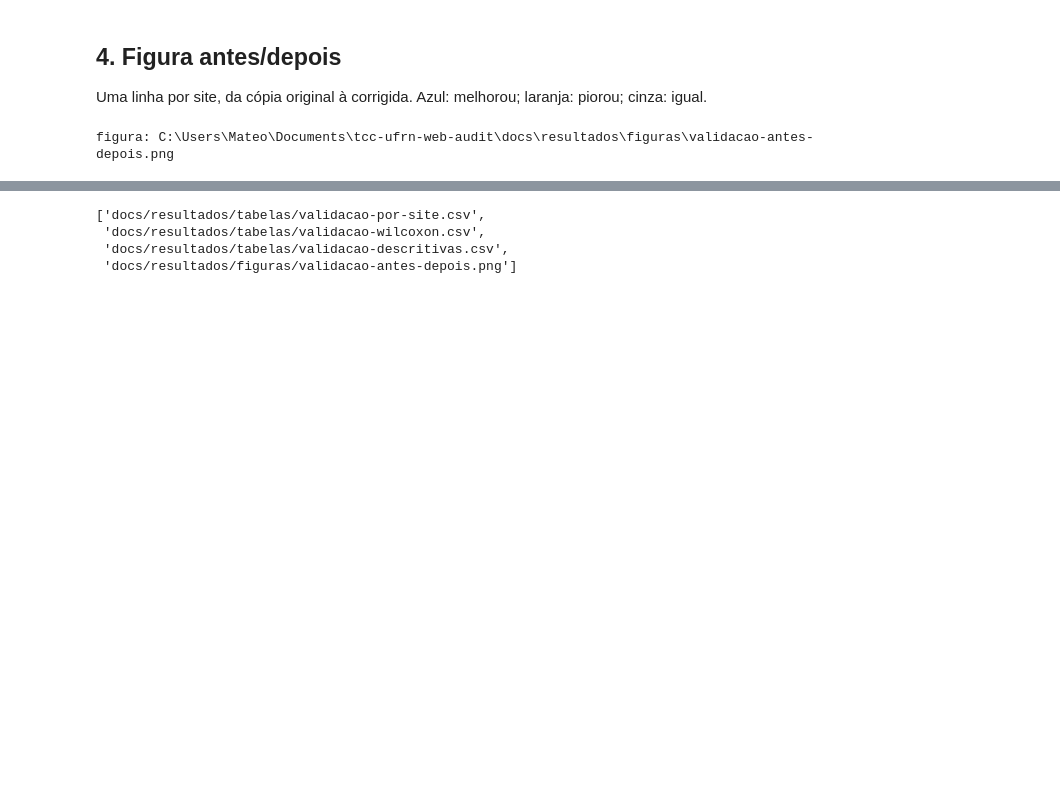
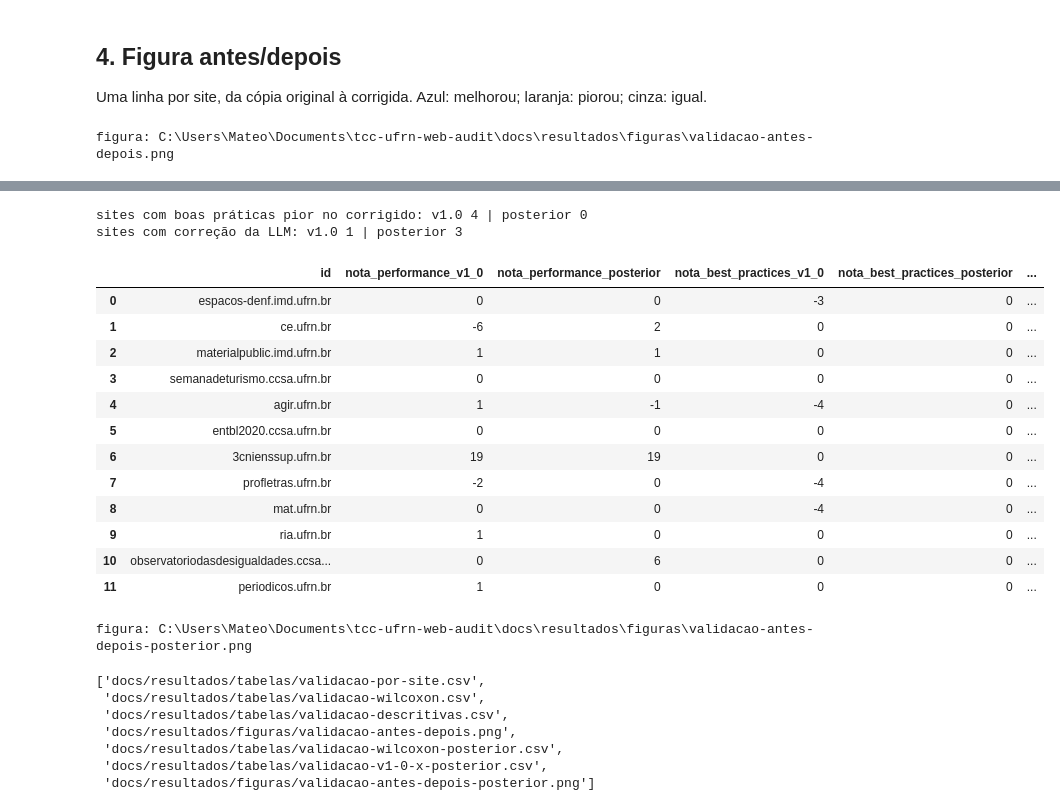
Before and after one commit to MateoCalazans/tcc-ufrn-web-audit, a Jupyter notebook: analysis/validacao.ipynb, the cells around one changed output, grey strips where cells are left out. Saved outputs shown, nothing was run; the diff lists cells and outputs as text; code cells hidden in the pictures; blank space fills up the shorter version.

```diff
--- a/analysis/validacao.ipynb
+++ b/analysis/validacao.ipynb
@@ -24,7 +25,8 @@ import scipy
 from scipy import stats
 
 ROOT = Path.cwd().parent if Path.cwd().name == "analysis" else Path.cwd()
-VALIDACAO = ROOT / "data" / "processed" / "validation.csv"
+VALIDACAO = ROOT / "data" / "processed" / "validation-v1.0.csv"
+POSTERIOR = ROOT / "data" / "processed" / "validation.csv"
 AMOSTRA = ROOT / "data" / "validation" / "amostra.csv"
 TAB = ROOT / "docs" / "resultados" / "tabelas"
 FIG = ROOT / "docs" / "resultados" / "figuras"
@@ -47,7 +49,8 @@ meta = {
     "toolVersions": {"python": platform.python_version(), "pandas": pd.__version__, "numpy": np.__version__, "scipy": scipy.__version__, "matplotlib": matplotlib.__version__},
     "gitCommit": git("rev-parse", "HEAD"),
     "entrada": {
-        "validation": {"arquivo": "data/processed/validation.csv", "sha256": sha(VALIDACAO)},
+        "validation_v1_0": {"arquivo": "data/processed/validation-v1.0.csv", "sha256": sha(VALIDACAO)},
+        "validation_posterior": {"arquivo": "data/processed/validation.csv", "sha256": sha(POSTERIOR)},
         "amostra": {"arquivo": "data/validation/amostra.csv", "sha256": sha(AMOSTRA)},
     },
 }
@@ -237,0 +255,6 @@ figura: C:\Users\Mateo\Documents\tcc-ufrn-web-audit\docs\resultados\figuras\vali
+# %%
+p = pd.read_csv(POSTERIOR)
+assert sorted(p.id) == sorted(v.id), "a rodada posterior precisa ter os mesmos sites"
+posterior = familia(p)
+posterior.to_csv(TAB / "validacao-wilcoxon-posterior.csv", index=False)
+posterior.round(4)
@@ -238,10 +268,46 @@ figura: C:\Users\Mateo\Documents\tcc-ufrn-web-audit\docs\resultados\figuras\vali
+# %%
+cmp = v[["id"]].copy()
+for k in ["nota_performance", "nota_best_practices", "nota_accessibility", "cls", "indice_semantica", "sub_landmarks"]:
+    cmp = cmp.merge(v[["id", f"{k}_delta"]].rename(columns={f"{k}_delta": f"{k}_v1_0"}), on="id")
+    cmp = cmp.merge(p[["id", f"{k}_delta"]].rename(columns={f"{k}_delta": f"{k}_posterior"}), on="id")
+cmp = cmp.merge(v[["id", "correcoes", "correcoes_llm"]].rename(columns={"correcoes": "correcoes_v1_0", "correcoes_llm": "correcoes_llm_v1_0"}), on="id")
+cmp = cmp.merge(p[["id", "correcoes", "correcoes_llm"]].rename(columns={"correcoes": "correcoes_posterior", "correcoes_llm": "correcoes_llm_posterior"}), on="id")
+cmp.to_csv(TAB / "validacao-v1-0-x-posterior.csv", index=False)
+print("sites com boas práticas pior no corrigido: v1.0", int((v.nota_best_practices_delta < 0).sum()), "| posterior", int((p.nota_best_practices_delta < 0).sum()))
+print("sites com correção da LLM: v1.0", int((v.correcoes_llm > 0).sum()), "| posterior", int((p.correcoes_llm > 0).sum()))
+cmp.round(3)
+# %% [output]
+sites com boas práticas pior no corrigido: v1.0 4 | posterior 0
+sites com correção da LLM: v1.0 1 | posterior 3
+|  | id | nota_performance_v1_0 | nota_performance_posterior | nota_best_practices_v1_0 | nota_best_practices_posterior | ... |
+| 0 | espacos-denf.imd.ufrn.br | 0 | 0 | -3 | 0 | ... |
+| 1 | ce.ufrn.br | -6 | 2 | 0 | 0 | ... |
+| 2 | materialpublic.imd.ufrn.br | 1 | 1 | 0 | 0 | ... |
+| 3 | semanadeturismo.ccsa.ufrn.br | 0 | 0 | 0 | 0 | ... |
+| 4 | agir.ufrn.br | 1 | -1 | -4 | 0 | ... |
+| 5 | entbl2020.ccsa.ufrn.br | 0 | 0 | 0 | 0 | ... |
+| 6 | 3cnienssup.ufrn.br | 19 | 19 | 0 | 0 | ... |
+| 7 | profletras.ufrn.br | -2 | 0 | -4 | 0 | ... |
+| 8 | mat.ufrn.br | 0 | 0 | -4 | 0 | ... |
+| 9 | ria.ufrn.br | 1 | 0 | 0 | 0 | ... |
+| 10 | observatoriodasdesigualdades.ccsa... | 0 | 6 | 0 | 0 | ... |
+| 11 | periodicos.ufrn.br | 1 | 0 | 0 | 0 | ... |
+# %%
+figura(p, f"Cópia local original × corrigida (posterior, n = {len(p)} sites)", "validacao-antes-depois-posterior.png")
+# %% [output]
+figura: C:\Users\Mateo\Documents\tcc-ufrn-web-audit\docs\resultados\figuras\validacao-antes-depois-posterior.png
 # %%
 meta["saidas"] = ["docs/resultados/tabelas/validacao-por-site.csv", "docs/resultados/tabelas/validacao-wilcoxon.csv",
-                  "docs/resultados/tabelas/validacao-descritivas.csv", "docs/resultados/figuras/validacao-antes-depois.png"]
+                  "docs/resultados/tabelas/validacao-descritivas.csv", "docs/resultados/figuras/validacao-antes-depois.png",
+                  "docs/resultados/tabelas/validacao-wilcoxon-posterior.csv", "docs/resultados/tabelas/validacao-v1-0-x-posterior.csv",
+                  "docs/resultados/figuras/validacao-antes-depois-posterior.png"]
 (TAB / "validacao-meta.json").write_text(json.dumps(meta, indent=2, ensure_ascii=False) + "\n", encoding="utf-8")
 meta["saidas"]
 # %% [output]
 ['docs/resultados/tabelas/validacao-por-site.csv',
  'docs/resultados/tabelas/validacao-wilcoxon.csv',
  'docs/resultados/tabelas/validacao-descritivas.csv',
- 'docs/resultados/figuras/validacao-antes-depois.png']
+ 'docs/resultados/figuras/validacao-antes-depois.png',
+ 'docs/resultados/tabelas/validacao-wilcoxon-posterior.csv',
+ 'docs/resultados/tabelas/validacao-v1-0-x-posterior.csv',
+ 'docs/resultados/figuras/validacao-antes-depois-posterior.png']
```
Also changed, not shown: parts of 6 cells of this notebook.
